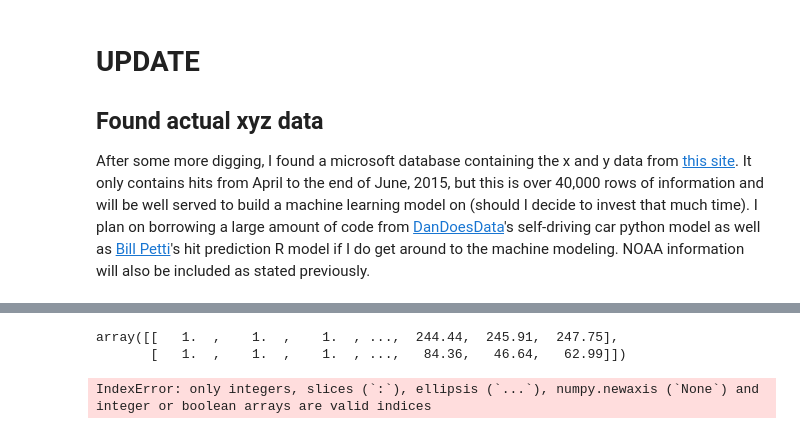
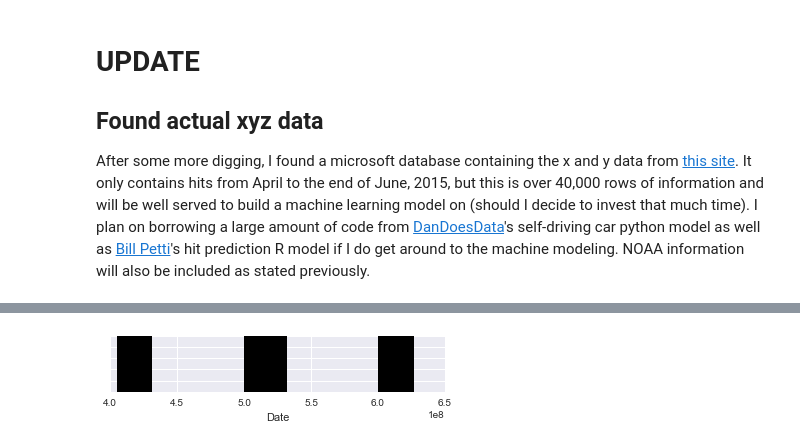
Before and after one commit to DavidLeifer/space-time-analytics-hw, a Jupyter notebook: lecture5/Paco's Lab 1.ipynb, the cells around one changed output, grey strips where cells are left out. Cells and saved outputs as stored; diff of their text form; code cells hidden in the pictures.

```diff
--- a/lecture5/Paco's Lab 1.ipynb
+++ b/lecture5/Paco's Lab 1.ipynb
@@ -342,11 +295,8 @@ rotated = np.rot90(df,3)
-# %%
-rotated
-# %% [output]
-array([[   1.  ,    1.  ,    1.  , ...,  244.44,  245.91,  247.75],
-       [   1.  ,    1.  ,    1.  , ...,   84.36,   46.64,   62.99]])
-# %%
-rotated['geometry'] = data.apply(lambda x: Point((float(x.hc_x), float(x.hc_y))), axis=1)
-df = geopandas.GeoDataFrame(rotated, geometry='geometry')
-df.to_file('burkitt.shp', driver='ESRI Shapefile')
-# %% [output]
-IndexError: only integers, slices (`:`), ellipsis (`...`), numpy.newaxis (`None`) and integer or boolean arrays are valid indices
+# %%
+ax = plt.figure(figsize=(6, 1)).gca()
+ax.vlines(events.t[:, 0], 0, 1)
+ax.set_xlabel("Date")
+plt.tick_params(axis='y', which='both', labelleft='off')
+plt.show()
+# %% [output]
+[figure, added]
```
Also changed, not shown: parts of 17 cells of this notebook.
